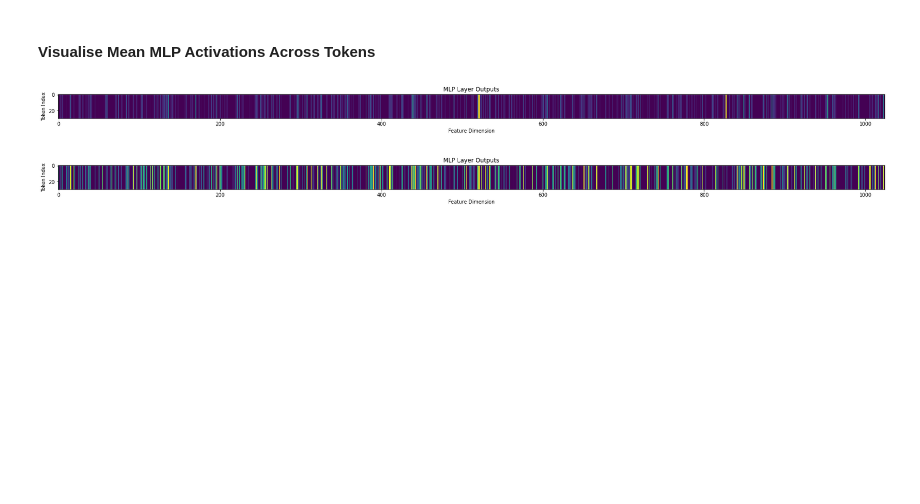
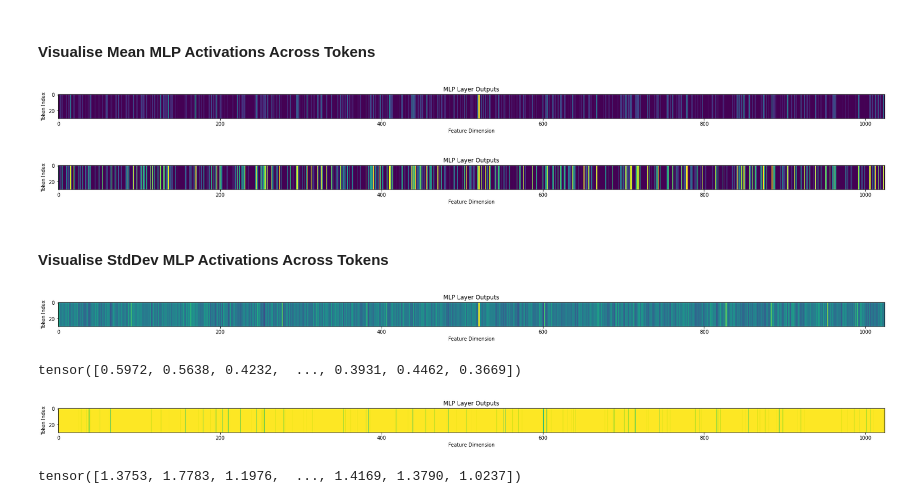
Before and after one commit to MiscellaneousStuff/mech-interp-tinystories, a Jupyter notebook: main.ipynb, the cells around one changed output. Saved outputs shown, nothing was run; the diff lists cells and outputs as text; code cells hidden in the pictures; blank space fills up the shorter version.

```diff
--- a/main.ipynb
+++ b/main.ipynb
@@ -382,3 +441,18 @@ plot_mean_activation(final_out)
 # %% [output]
 [figure]
 [figure]
+# %% [markdown]
+#### Visualise StdDev MLP Activations Across Tokens
+# %%
+def plot_stddev_activation(data):
+    data_stddev = data.std(dim=0)
+    plot_activation(
+        data_stddev.view(1, 1024).repeat(30, 1), width=30, height=30, plot_range=False)
+    print(data_stddev)
+plot_stddev_activation(mlp_out_resid)
+plot_stddev_activation(final_out)
+# %% [output]
+[figure, added]
+tensor([0.5972, 0.5638, 0.4232,  ..., 0.3931, 0.4462, 0.3669])
+[figure, added]
+tensor([1.3753, 1.7783, 1.1976,  ..., 1.4169, 1.3790, 1.0237])
```
Also changed, not shown: parts of 12 cells of this notebook.
